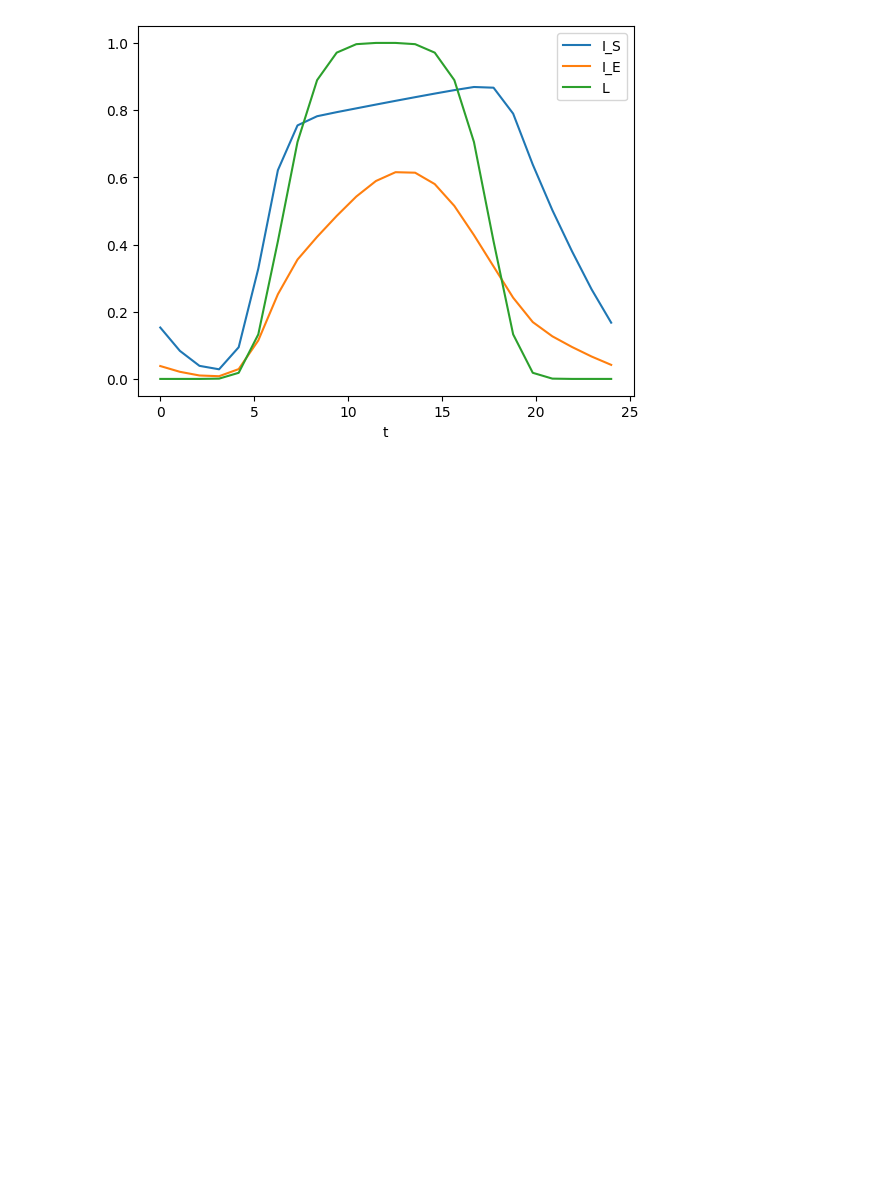
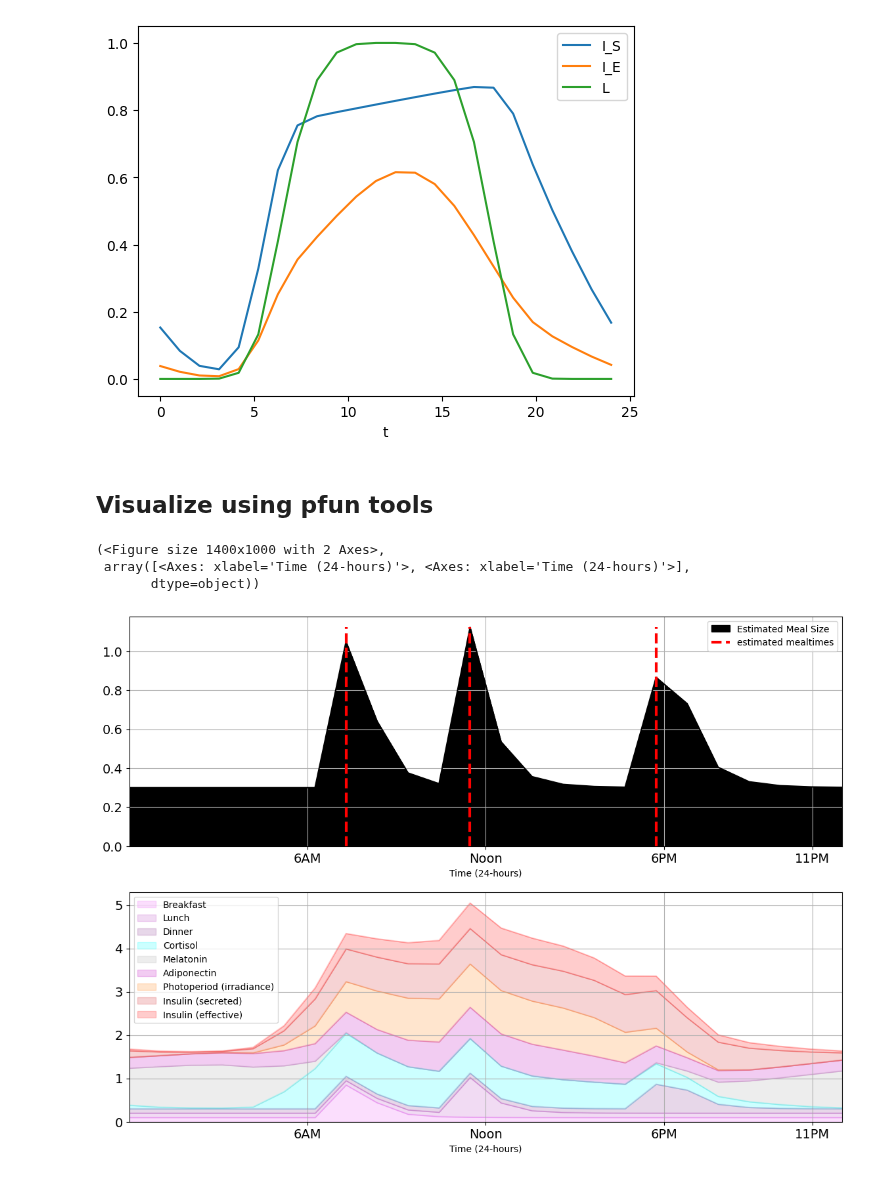
Before and after one commit to pfun-health/pfun-cma-model, a Jupyter notebook: examples/notebooks/visualize-generated-scenarios.ipynb, the cells around one changed output. Drawn from its saved outputs; the diff is of its cells as text; code cells hidden in the pictures; blank space fills up the shorter version.

Commit message:
progress on visualization cma_plot

```diff
--- a/examples/notebooks/visualize-generated-scenarios.ipynb
+++ b/examples/notebooks/visualize-generated-scenarios.ipynb
@@ -93,3 +86,16 @@ df.plot(x="t", y=["I_S", "I_E", "L", ])
 # %% [output]
 <Axes: xlabel='t'>
 [figure]
+# %% [markdown]
+## Visualize using pfun tools
+# %%
+from pfun_cma_model.engine.cma_plot import CMAPlotConfig
+
+cma_plot = CMAPlotConfig()
+
+cma_plot.plot(soln=df, as_blob=False)
+# %% [output]
+(<Figure size 1400x1000 with 2 Axes>,
+ array([<Axes: xlabel='Time (24-hours)'>, <Axes: xlabel='Time (24-hours)'>],
+       dtype=object))
+[figure, added]
```
Also changed, not shown: parts of 2 cells of this notebook, 1 other file.
